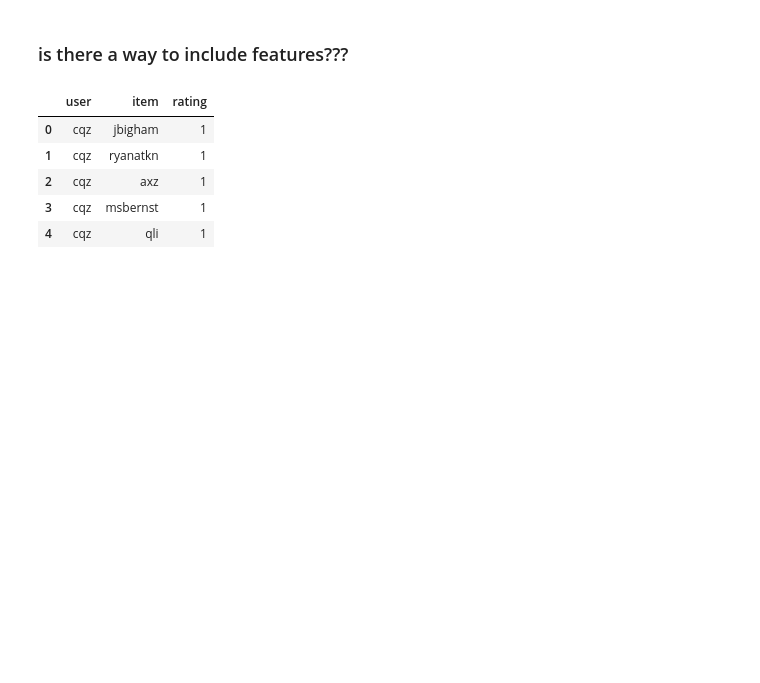
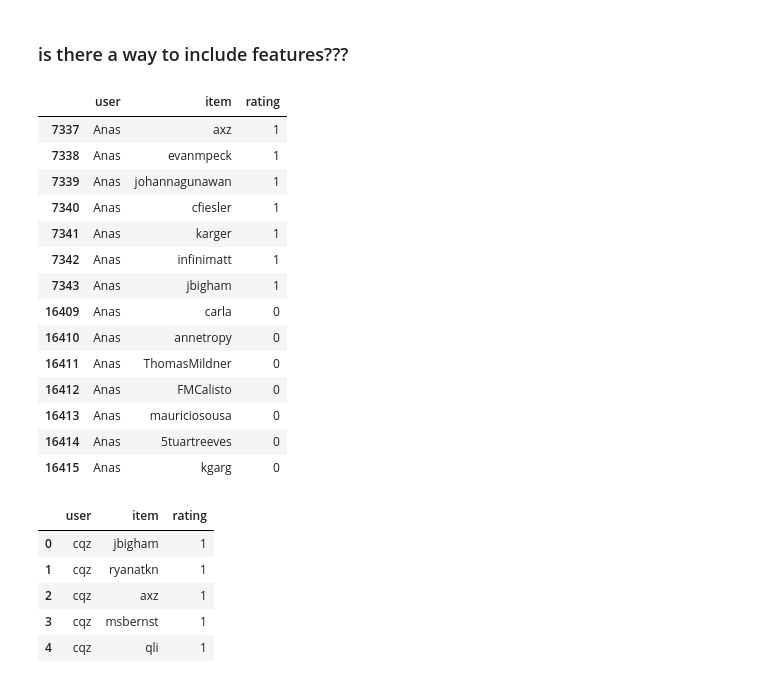
Before and after one commit to nicholson2208/rec-sys-final-project, a Jupyter notebook: light_gcn.ipynb, the cells around one changed output. Drawn from its saved outputs; the diff is of its cells as text; code cells hidden in the pictures; blank space fills up the shorter version.

```diff
--- a/light_gcn.ipynb
+++ b/light_gcn.ipynb
@@ -53,7 +53,23 @@ train_df, test_df = create_train_test_df(train, test, anti_test)
 # %%
 # users_data = pd.read_csv("data_csv/profiles/extended_df_complete.csv")
 # %%
-# users_data[users_data['acct'] == 'Anas']['id'].values[0]
+test_df[test_df['user'] == 'Anas']
+# %% [output]
+|  | user | item | rating |
+| 7337 | Anas | axz | 1 |
+| 7338 | Anas | evanmpeck | 1 |
+| 7339 | Anas | johannagunawan | 1 |
+| 7340 | Anas | cfiesler | 1 |
+| 7341 | Anas | karger | 1 |
+| 7342 | Anas | infinimatt | 1 |
+| 7343 | Anas | jbigham | 1 |
+| 16409 | Anas | carla | 0 |
+| 16410 | Anas | annetropy | 0 |
+| 16411 | Anas | ThomasMildner | 0 |
+| 16412 | Anas | FMCalisto | 0 |
+| 16413 | Anas | mauriciosousa | 0 |
+| 16414 | Anas | 5tuartreeves | 0 |
+| 16415 | Anas | kgarg | 0 |
 # %%
 train_df.head()
 # %% [output]
```
